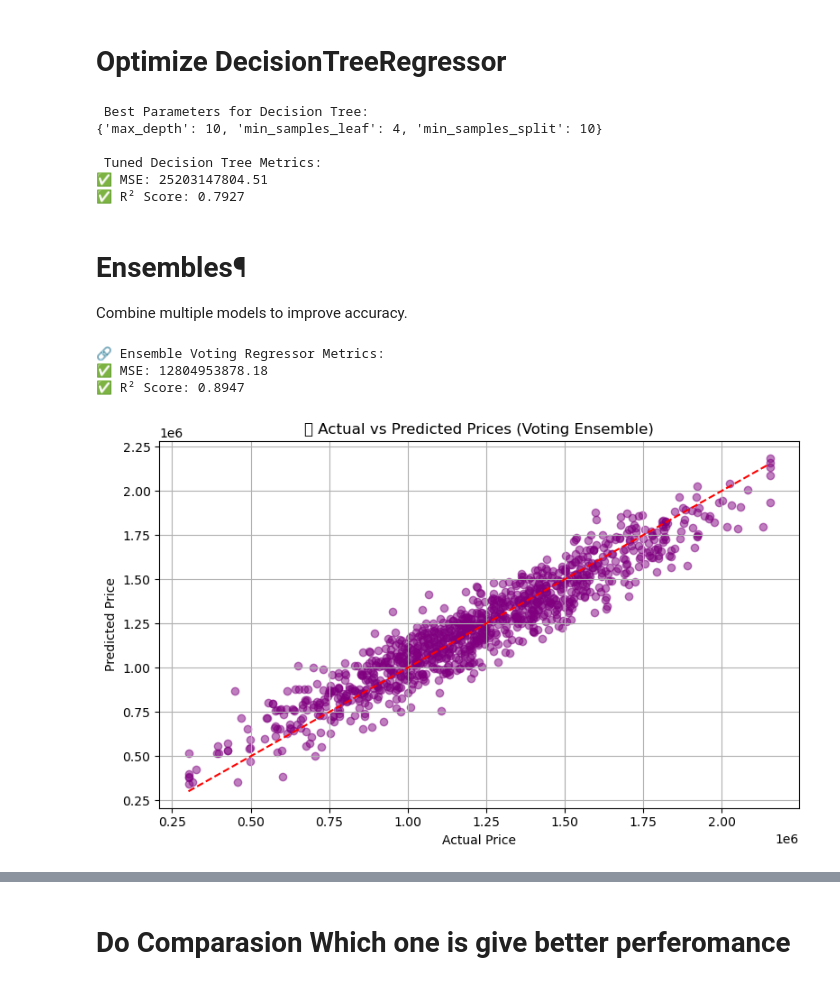
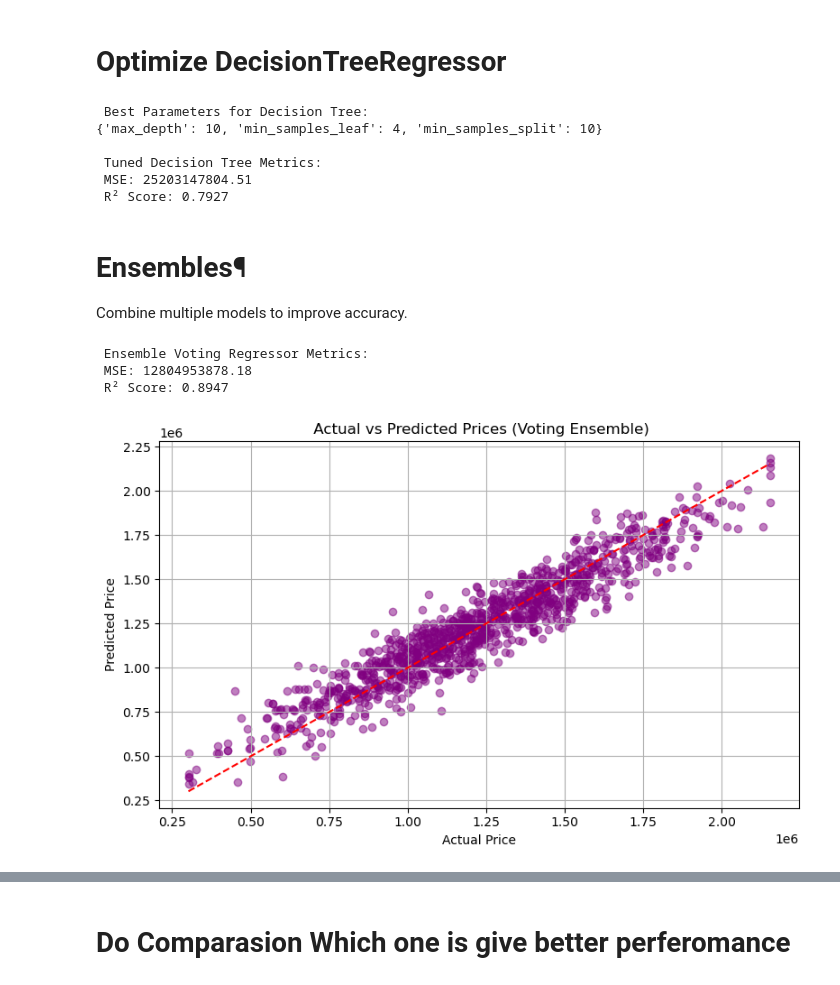
Before and after one commit to RuqayaAli/ML_repo, a Jupyter notebook: ML_Project_Tamplet/ML_Project.ipynb, the cells around one changed output, grey strips where cells are left out. Saved outputs shown, nothing was run; the diff lists cells and outputs as text; code cells hidden in the pictures.

```diff
--- a/ML_Project_Tamplet/ML_Project.ipynb
+++ b/ML_Project_Tamplet/ML_Project.ipynb
@@ -697,64 +648,63 @@ mse_dt = mean_squared_error(y_test, y_pred_dt)
 r2_dt = r2_score(y_test, y_pred_dt)
 
 print("\n Tuned Decision Tree Metrics:")
-print(f"✅ MSE: {mse_dt:.2f}")
-print(f"✅ R² Score: {r2_dt:.4f}")
+print(f" MSE: {mse_dt:.2f}")
+print(f" R² Score: {r2_dt:.4f}")
 # %% [output]
  Best Parameters for Decision Tree:
 {'max_depth': 10, 'min_samples_leaf': 4, 'min_samples_split': 10}
 
  Tuned Decision Tree Metrics:
-✅ MSE: 25203147804.51
-✅ R² Score: 0.7927
+ MSE: 25203147804.51
+ R² Score: 0.7927
 # %% [markdown]
 # Ensembles¶
 Combine multiple models to improve accuracy.
 # %%
 from sklearn.ensemble import VotingRegressor
 
-# استخدم نفس ميزات التدريب للجميع لتفادي التعقيد
 X_train_common = X_train
 X_test_common = X_test
 
 # أعد تدريب LinearRegression باستخدام جميع الخصائص (نفس X_train)
 model_lr_full = LinearRegression()
 model_lr_full.fit(X_train_common, y_train)
 
 # Voting Regressor
 ensemble = VotingRegressor(estimators=[
-    ('rf', model_rf),        # best tuned RF
-    ('dt', model_dt),        # best tuned DT
+    ('rf', best_rf_model),        # best tuned RF
+    ('dt', best_dt_model),        # best tuned DT
     ('lr', model_lr_full)    # retrained LR with full features
 ])
 
 # Fit and predict
 ensemble.fit(X_train_common, y_train)
 y_pred_ensemble = ensemble.predict(X_test_common)
 
 # Evaluation
 from sklearn.metrics import mean_squared_error, r2_score
 mse_ensemble = mean_squared_error(y_test, y_pred_ensemble)
 r2_ensemble = r2_score(y_test, y_pred_ensemble)
 
-print("\n🔗 Ensemble Voting Regressor Metrics:")
-print(f"✅ MSE: {mse_ensemble:.2f}")
-print(f"✅ R² Score: {r2_ensemble:.4f}")
+print("\n Ensemble Voting Regressor Metrics:")
+print(f" MSE: {mse_ensemble:.2f}")
+print(f" R² Score: {r2_ensemble:.4f}")
 
 # Visualization
 plt.figure(figsize=(8, 5))
 plt.scatter(y_test, y_pred_ensemble, alpha=0.5, color='purple')
 plt.plot([y_test.min(), y_test.max()], [y_test.min(), y_test.max()], '--r')
-plt.title("📊 Actual vs Predicted Prices (Voting Ensemble)")
+plt.title(" Actual vs Predicted Prices (Voting Ensemble)")
 plt.xlabel("Actual Price")
 plt.ylabel("Predicted Price")
 plt.grid(True)
 plt.tight_layout()
 plt.show()
 # %% [output]
-🔗 Ensemble Voting Regressor Metrics:
-✅ MSE: 12804953878.18
-✅ R² Score: 0.8947
+ Ensemble Voting Regressor Metrics:
+ MSE: 12804953878.18
+ R² Score: 0.8947
-[figure, old version]
+[figure, new version]
 # %%
 from sklearn.ensemble import StackingRegressor
 from sklearn.linear_model import LinearRegression
```
Also changed, not shown: parts of 17 cells of this notebook.
